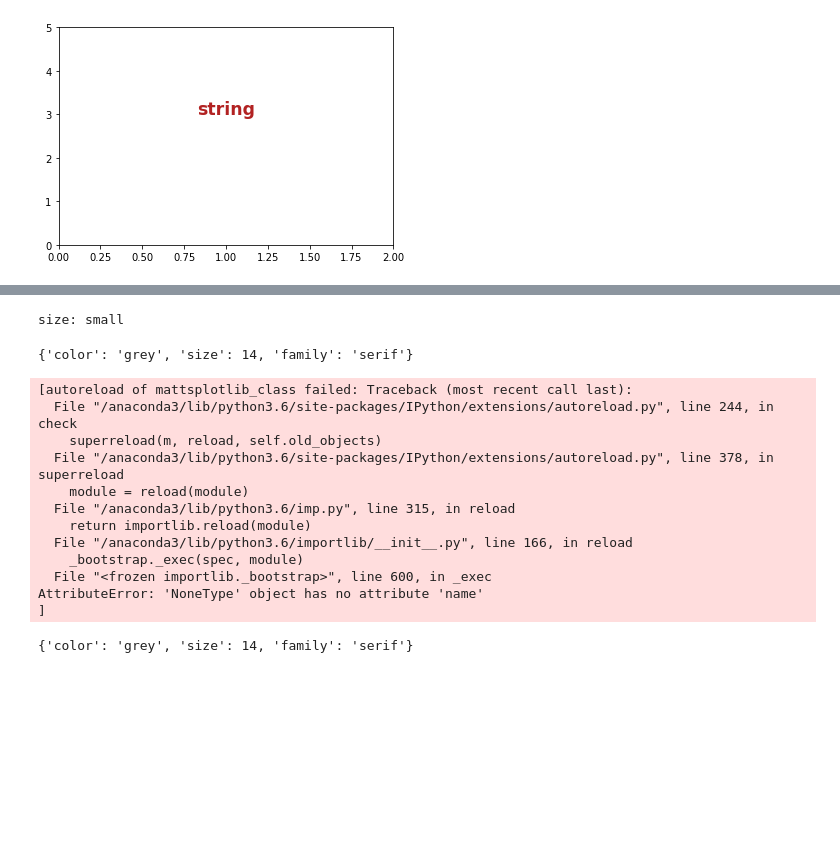
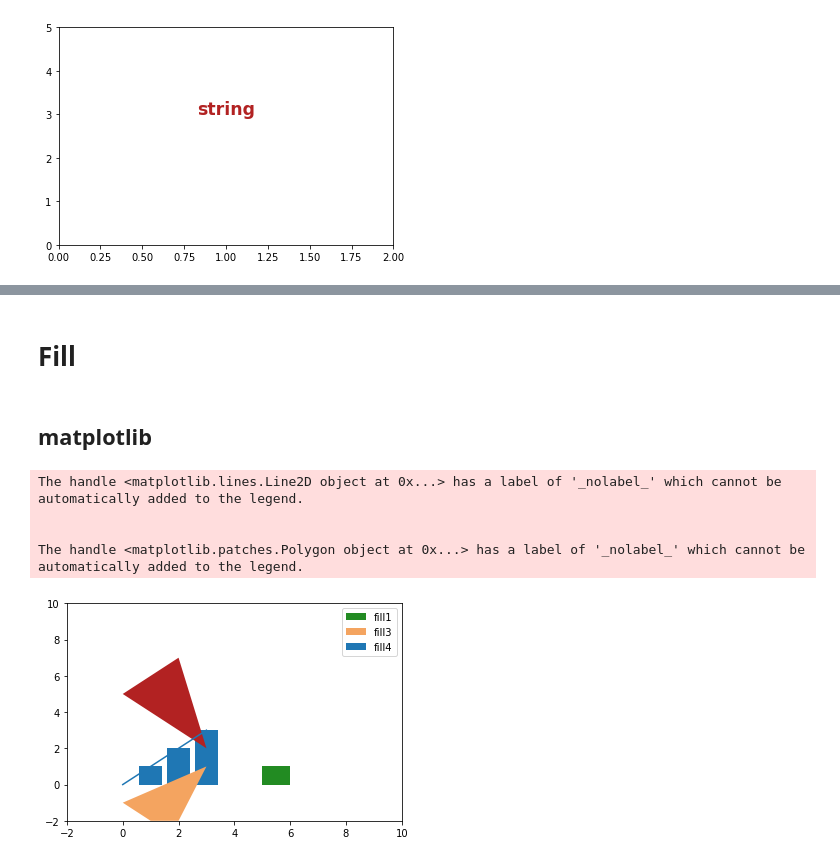
Before and after one commit to drmattcrooks/mattsplotlib-old, a Jupyter notebook: notebooks/Untitled.ipynb, the cells around one changed output, grey strips where cells are left out. Drawn from its saved outputs; the diff is of its cells as text; code cells hidden in the pictures; blank space fills up the shorter version.

```diff
--- a/notebooks/Untitled.ipynb
+++ b/notebooks/Untitled.ipynb
@@ -687,23 +689,23 @@ size: 16
 [interactive output not drawn]
-# %%
-f, ax = mplt.subplots()
-font = ax._extract_font_properties(size = 'small')
-# %% [output]
-size: small
-{'color': 'grey', 'size': 14, 'family': 'serif'}
-# %%
-ax._convert_relative_text_size(font)
-# %% [output]
-[autoreload of mattsplotlib_class failed: Traceback (most recent call last):
-  File "/anaconda3/lib/python3.6/site-packages/IPython/extensions/autoreload.py", line 244, in check
-    superreload(m, reload, self.old_objects)
-  File "/anaconda3/lib/python3.6/site-packages/IPython/extensions/autoreload.py", line 378, in superreload
-    module = reload(module)
-  File "/anaconda3/lib/python3.6/imp.py", line 315, in reload
-    return importlib.reload(module)
-  File "/anaconda3/lib/python3.6/importlib/__init__.py", line 166, in reload
-    _bootstrap._exec(spec, module)
-  File "<frozen importlib._bootstrap>", line 600, in _exec
-AttributeError: 'NoneType' object has no attribute 'name'
-]
-{'color': 'grey', 'size': 14, 'family': 'serif'}
+# %% [markdown]
+# Fill
+# %% [markdown]
+## matplotlib
+# %%
+plt.bar(range(4), range(4))
+
+plt.fill([5, 6, 6, 5], [0, 0, 1, 1], 'forestgreen',
+         [5, 6, 7, 2], 'firebrick',
+         [-1, -2, -2, 1], 'sandybrown')
+plt.plot(range(4), range(4))
+
+plt.xlim(-2, 10)
+plt.ylim(-2, 10)
+plt.legend(['_nolabel_', 'fill1', '_nolabel_', 'fill3', 'fill4'])
+plt.show()
+# %% [output]
+The handle <matplotlib.lines.Line2D object at 0x...> has a label of '_nolabel_' which cannot be automatically added to the legend.
+
+
+The handle <matplotlib.patches.Polygon object at 0x...> has a label of '_nolabel_' which cannot be automatically added to the legend.
+[figure, added]
```
Also changed, not shown: parts of 14 cells of this notebook, 8 other files.
